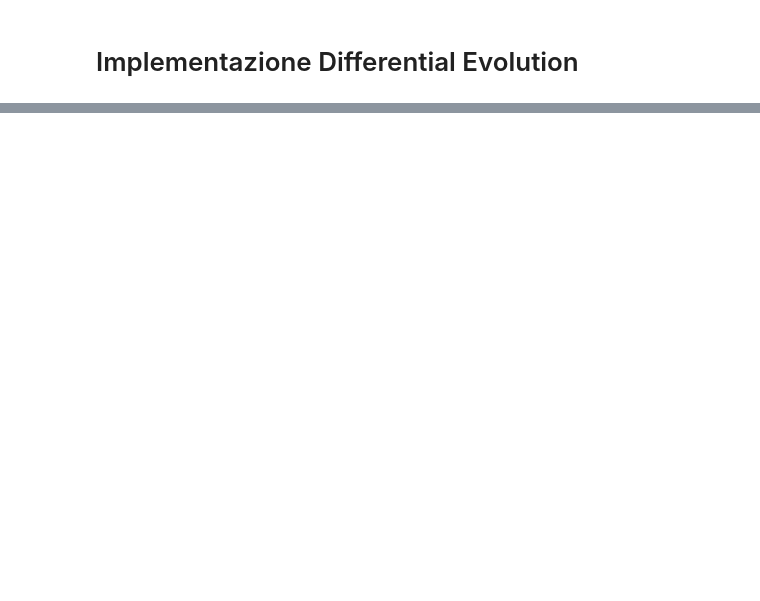
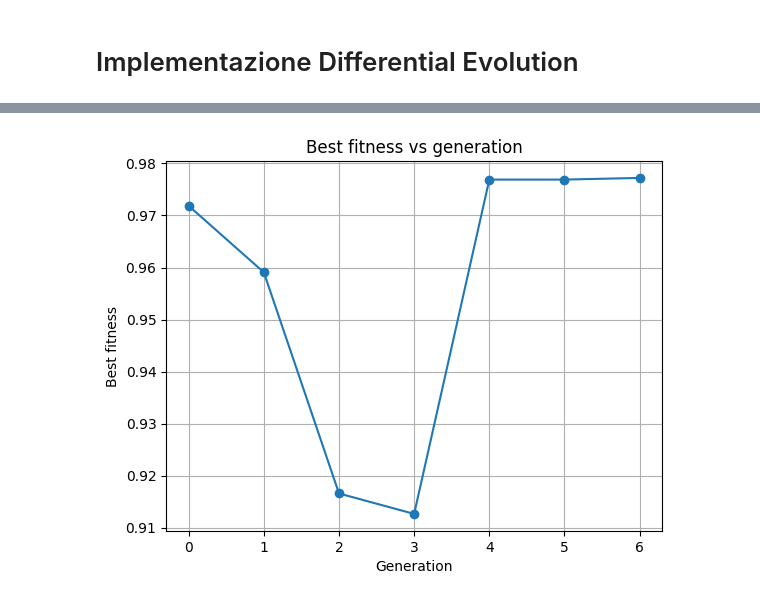
Before and after one commit to RayLeywin/Computational-Intelligence, a Jupyter notebook: Progetto_CI_finale.ipynb, the cells around one changed output, grey strips where cells are left out. Drawn from its saved outputs; the diff is of its cells as text; code cells hidden in the pictures; blank space fills up the shorter version.

```diff
--- a/Progetto_CI_finale.ipynb
+++ b/Progetto_CI_finale.ipynb
@@ -979,0 +1052,32 @@ SS
+# %%
+def mutReinitDE(individual, indpb):
+    """
+    Mutazione che reinizializza i geni dell'individuo con nuovi valori casuali.
+    """
+    for i in range(len(individual)):
+        if random.random() < indpb:
+            individual[i] = DE_encoding[i]()
+    return individual
+# %%
+def setup_problem_DE():
+    creator.create("FitnessMaxDE", base.Fitness, weights = (1.0,))
+    creator.create("IndividualDE", list, fitness = creator.FitnessMaxDE)
+
+    toolbox = base.Toolbox()
+    toolbox.register("individualDE", tools.initCycle, creator.IndividualDE, DE_encoding, n = 1)
+    toolbox.register("evaluateDE", evalFitnessDE)
+
+    return toolbox
+def evalFitnessDE(individual):
+        # decoding (inverse representation to create the corresponding phenotype)
+        params = DE_decoding(individual)
+
+        runs = 3
+        runs_best_fitness = []
+        for run in range(runs):
+            pop, logbook, hof, hoffit = DEint(toolbox = toolbox_problema, popSize = params["popSize"], maxEvals = params["maxEvals"],
+                                              F = params["F"], CR = params["CR"])
+            runs_best_fitness.append(logbook.select("avg")[-1])
+        print(runs_best_fitness)
+        return np.mean(runs_best_fitness),
+toolbox_DE = setup_problem_DE()
@@ -979,0 +1220,14 @@ SS
+# %%
+gens = logbDE.select("gen")
+best_fitness = logbDE.select("maxDE")
+plt.plot(gens, best_fitness, marker = "o")
+#plt.xticks(gens[::3])
+#plt.yticks(np.linspace(1,8,8))
+plt.title("Best fitness vs generation")
+#plt.ylim(0.9, 1.0)
+plt.xlabel("Generation")
+plt.ylabel("Best fitness")
+plt.grid()
+plt.show()
+# %% [output]
+[figure, added]
```
Also changed, not shown: parts of 11 cells of this notebook.
